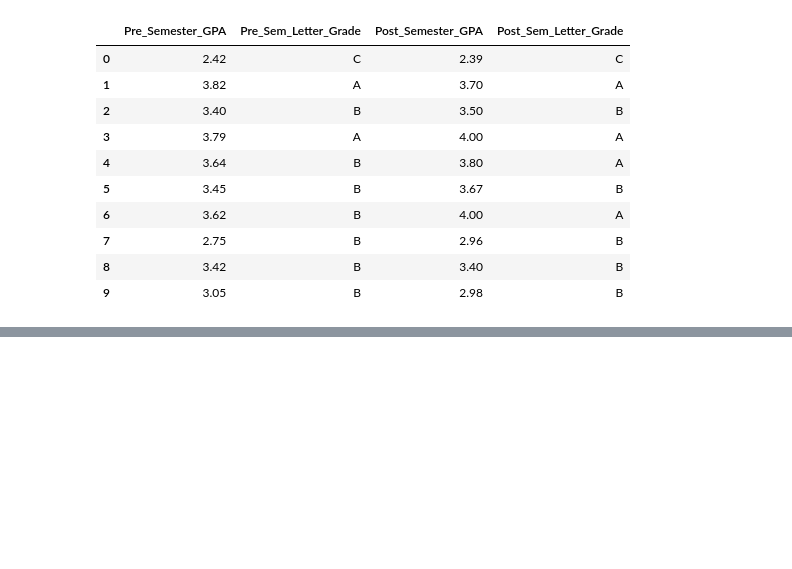
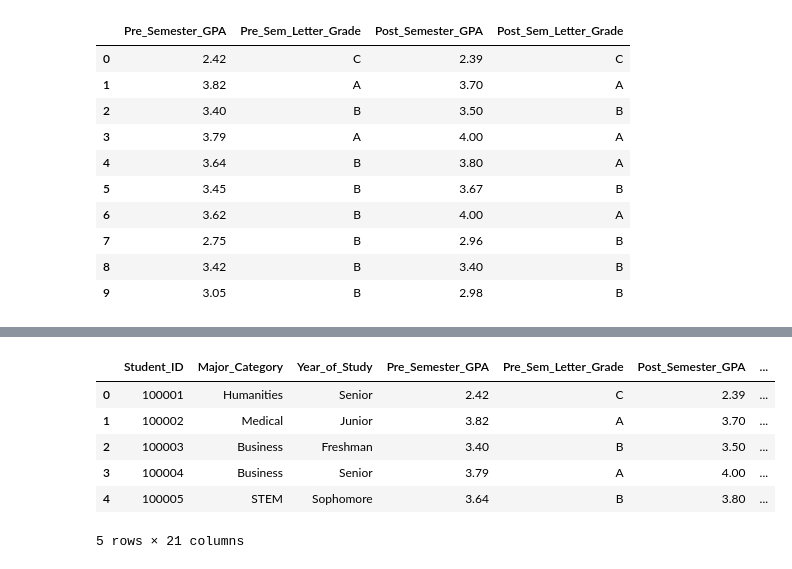
Before and after one commit to M3rkvry/gen_ai_student_impact_prj, a Jupyter notebook: analysis.ipynb, the cells around one changed output, grey strips where cells are left out. Saved outputs shown, nothing was run; the diff lists cells and outputs as text; code cells hidden in the pictures; blank space fills up the shorter version.

```diff
--- a/analysis.ipynb
+++ b/analysis.ipynb
@@ -214,0 +240,18 @@ data[['Weekly_GenAI_Hours','AI_Usage', 'Traditional_Study_Hours', 'Study_Time']]
+# %%
+#reorder columns
+data = data[['Student_ID', 'Major_Category', 'Year_of_Study', 'Pre_Semester_GPA',
+       'Pre_Sem_Letter_Grade', 'Post_Semester_GPA', 'Post_Sem_Letter_Grade', 'GPA_Change',
+       'Primary_Use_Case', 'Weekly_GenAI_Hours', 'AI_Usage_Cat', 'Traditional_Study_Hours',
+       'Study_Time_Cat','Prompt_Engineering_Skill', 'Tool_Diversity', 'Paid_Subscription',
+       'Perceived_AI_Dependency', 'Institutional_Policy', 'Anxiety_Level_During_Exams',
+       'Skill_Retention_Score', 'Burnout_Risk_Level']]
+
+data.head()
+# %% [output]
+|  | Student_ID | Major_Category | Year_of_Study | Pre_Semester_GPA | Pre_Sem_Letter_Grade | Post_Semester_GPA | ... |
+| 0 | 100001 | Humanities | Senior | 2.42 | C | 2.39 | ... |
+| 1 | 100002 | Medical | Junior | 3.82 | A | 3.70 | ... |
+| 2 | 100003 | Business | Freshman | 3.40 | B | 3.50 | ... |
+| 3 | 100004 | Business | Senior | 3.79 | A | 4.00 | ... |
+| 4 | 100005 | STEM | Sophomore | 3.64 | B | 3.80 | ... |
+5 rows × 21 columns
```
Also changed, not shown: parts of 4 cells of this notebook, 1 other file.
